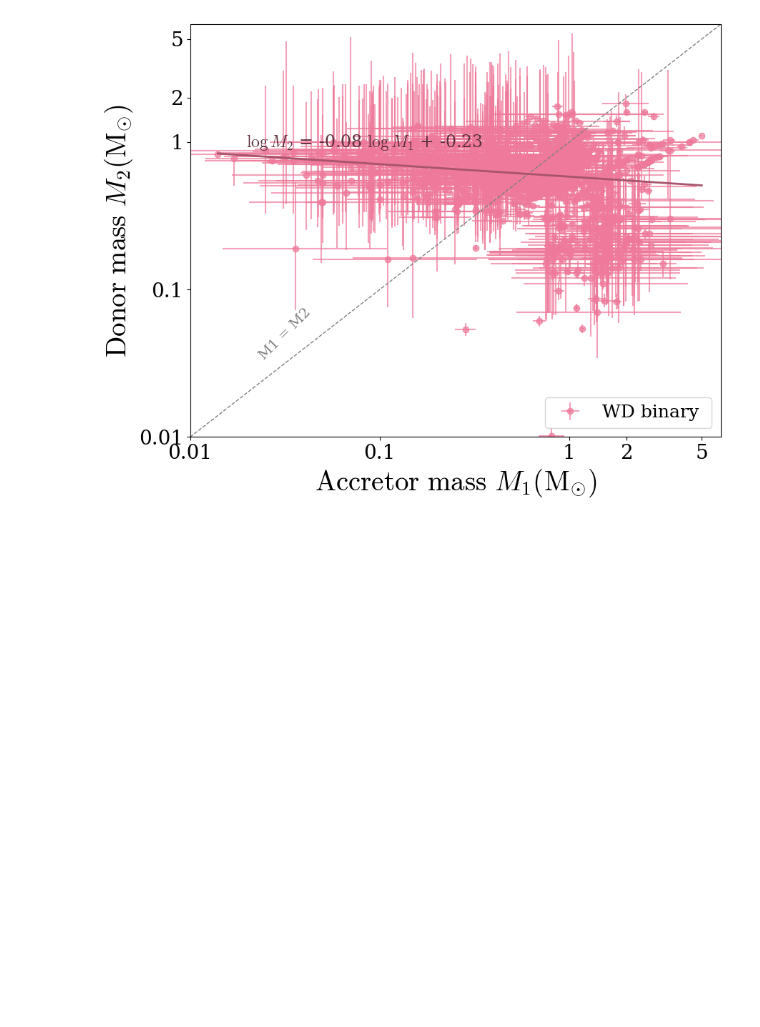
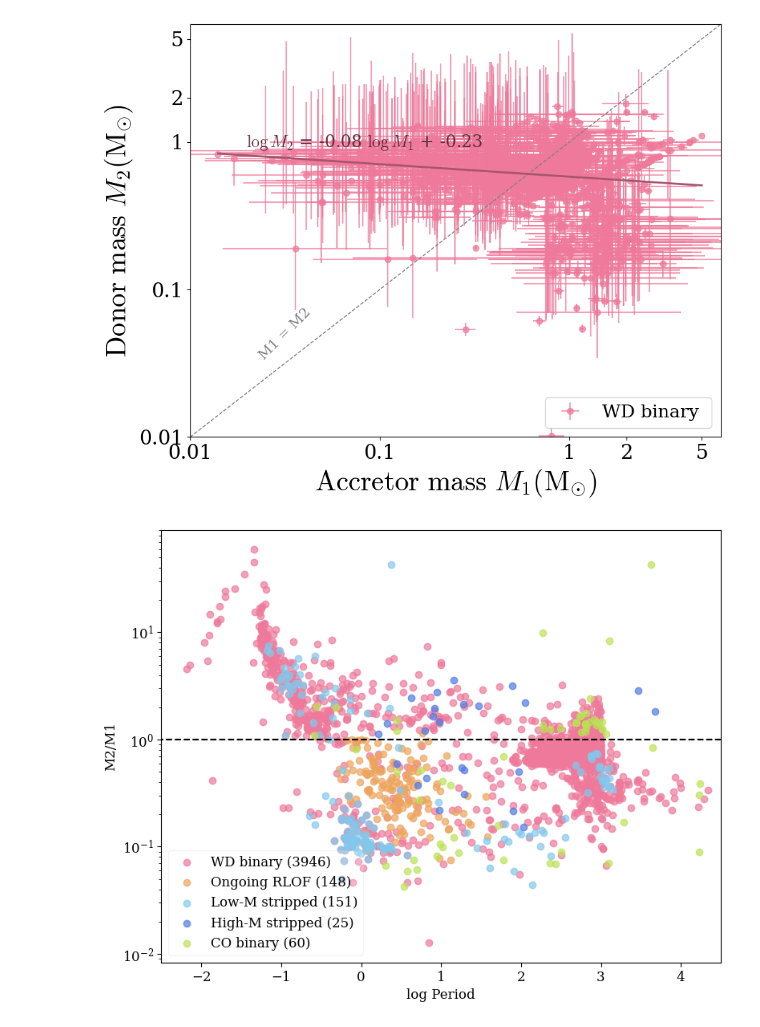
Before and after one commit to binary-observations/post_mt_catalog, a Jupyter notebook: code/data_analysis/M1_M2_analysis.ipynb, the cells around one changed output. Saved outputs shown, nothing was run; the diff lists cells and outputs as text; code cells hidden in the pictures; blank space fills up the shorter version.

```diff
--- a/code/data_analysis/M1_M2_analysis.ipynb
+++ b/code/data_analysis/M1_M2_analysis.ipynb
@@ -362,3 +362,37 @@ plt.show()
 WD binary:
  log M2 = -0.085±0.009 * log M1 + -0.234±0.002
 [figure]
+# %%
+fig, ax = plt.subplots(figsize=(9, 7))
+
+plot_df = catalog_df.copy()
+
+
+# Loop over categories instead of individual system classes
+for category, systems in SYSTEM_CLASS_MAP.items():
+
+    # Combine all system classes in this category
+    system_classes_in_category = list(systems.keys())
+    subset = plot_df[plot_df['system_class'].isin(system_classes_in_category)]
+
+    first_system_color = list(systems.values())[0]['color']
+
+    ###### Actual plotting ######
+    x = np.log10(subset['Period'])
+    y = subset['M2']/subset['M1']
+    both_not_na = np.logical_and(x.notna(), y.notna())
+    # print('sum(both_not_na)', sum(both_not_na), 'len(x)', len(x))
+    ax.scatter(x[both_not_na], y[both_not_na],  #past donor over accretor
+                c=first_system_color, alpha=0.7,
+                label=f"{category} ({sum(both_not_na)})")
+
+plt.hlines(1, xmin = -3, xmax = 5, ls = '--', color='k')
+
+plt.xlabel('log Period')
+plt.ylabel('M2/M1')
+plt.yscale('log')
+plt.xlim(-2.5, 4.5)
+plt.legend(framealpha = 0.2, loc = 'lower left')
+plt.show()
+# %% [output]
+[figure, added]
```
Also changed, not shown: parts of 1 cell of this notebook, 5 other files.
